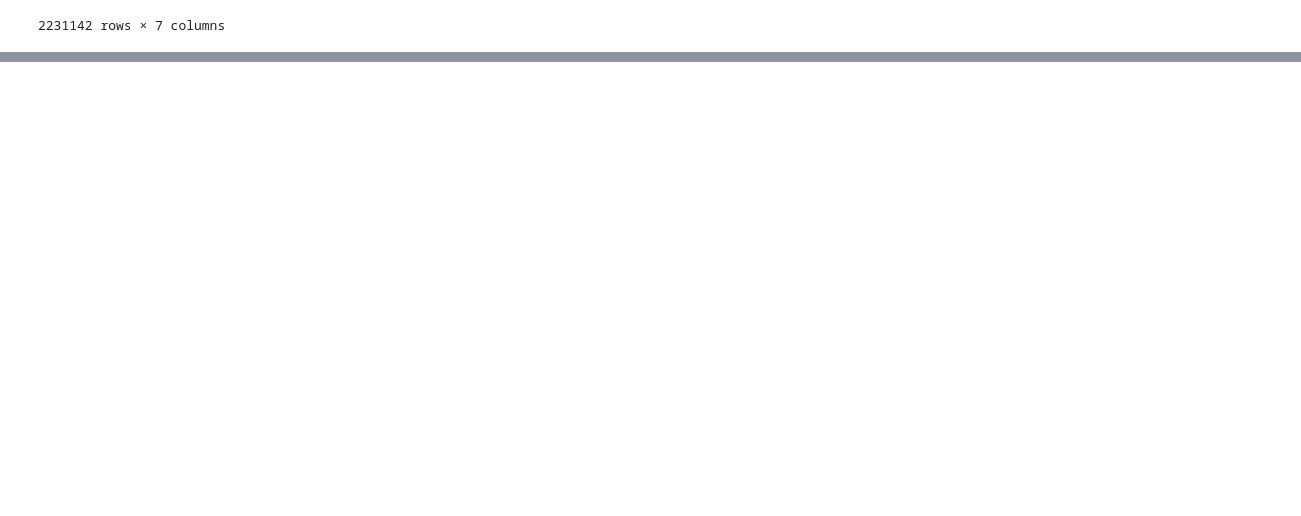
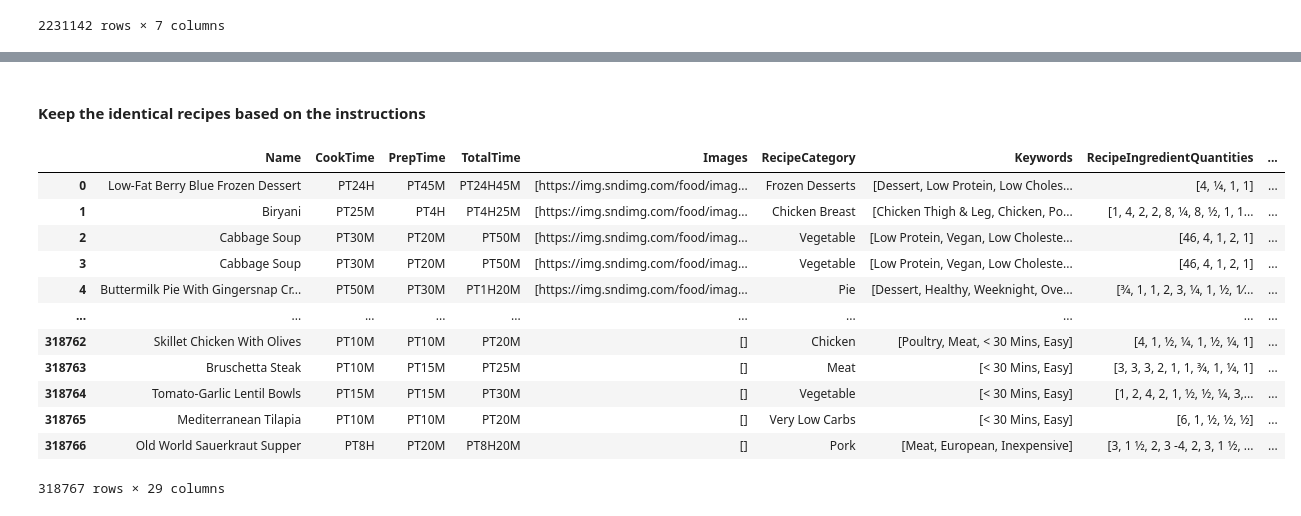
Before and after one commit to marie678/Projet-Mise-en-prod-3A, a Jupyter notebook: Model/nettoyage_datasets.ipynb, the cells around one changed output, grey strips where cells are left out. Saved outputs shown, nothing was run; the diff lists cells and outputs as text; code cells hidden in the pictures; blank space fills up the shorter version.

```diff
--- a/Model/nettoyage_datasets.ipynb
+++ b/Model/nettoyage_datasets.ipynb
@@ -39,3 +42,8 @@ memory usage: 109.6+ MB
 # Drop unnecessary columns
 columns_to_drop = ['RecipeId', 'AuthorId', 'AuthorName', 'DatePublished', 'Description','RecipeYield']
 df_recipes2 = df_recipes2.drop(columns=columns_to_drop)
+# %%
+# Convert arrays to lists
+df_recipes2['RecipeInstructions'] = df_recipes2['RecipeInstructions'].apply(
+    lambda x: list(x) if isinstance(x, (list, np.ndarray)) else []
+)
@@ -63,0 +89,2 @@ df = pd.merge(df_recipes2, df_2M, left_on='Name', right_on='title', how='left')
+# %% [markdown]
+#### Keep the identical recipes based on the instructions
@@ -63,0 +96,16 @@ df = pd.merge(df_recipes2, df_2M, left_on='Name', right_on='title', how='left')
+# %%
+filtered_df
+# %% [output]
+|  | Name | CookTime | PrepTime | TotalTime | Images | RecipeCategory | Keywords | RecipeIngredientQuantities | ... |
+| 0 | Low-Fat Berry Blue Frozen Dessert | PT24H | PT45M | PT24H45M | [https://img.sndimg.com/food/imag... | Frozen Desserts | [Dessert, Low Protein, Low Choles... | [4, 1⁄4, 1, 1] | ... |
+| 1 | Biryani | PT25M | PT4H | PT4H25M | [https://img.sndimg.com/food/imag... | Chicken Breast | [Chicken Thigh & Leg, Chicken, Po... | [1, 4, 2, 2, 8, 1⁄4, 8, 1⁄2, 1, 1... | ... |
+| 2 | Cabbage Soup | PT30M | PT20M | PT50M | [https://img.sndimg.com/food/imag... | Vegetable | [Low Protein, Vegan, Low Choleste... | [46, 4, 1, 2, 1] | ... |
+| 3 | Cabbage Soup | PT30M | PT20M | PT50M | [https://img.sndimg.com/food/imag... | Vegetable | [Low Protein, Vegan, Low Choleste... | [46, 4, 1, 2, 1] | ... |
+| 4 | Buttermilk Pie With Gingersnap Cr... | PT50M | PT30M | PT1H20M | [https://img.sndimg.com/food/imag... | Pie | [Dessert, Healthy, Weeknight, Ove... | [3⁄4, 1, 1, 2, 3, 1⁄4, 1, 1⁄2, 1⁄... | ... |
+| ... | ... | ... | ... | ... | ... | ... | ... | ... | ... |
+| 318762 | Skillet Chicken With Olives | PT10M | PT10M | PT20M | [] | Chicken | [Poultry, Meat, < 30 Mins, Easy] | [4, 1, 1⁄2, 1⁄4, 1, 1⁄2, 1⁄4, 1] | ... |
+| 318763 | Bruschetta Steak | PT10M | PT15M | PT25M | [] | Meat | [< 30 Mins, Easy] | [3, 3, 3, 2, 1, 1, 3⁄4, 1, 1⁄4, 1] | ... |
+| 318764 | Tomato-Garlic Lentil Bowls | PT15M | PT15M | PT30M | [] | Vegetable | [< 30 Mins, Easy] | [1, 2, 4, 2, 1, 1⁄2, 1⁄2, 1⁄4, 3,... | ... |
+| 318765 | Mediterranean Tilapia | PT10M | PT10M | PT20M | [] | Very Low Carbs | [< 30 Mins, Easy] | [6, 1, 1⁄2, 1⁄2, 1⁄2] | ... |
+| 318766 | Old World Sauerkraut Supper | PT8H | PT20M | PT8H20M | [] | Pork | [Meat, European, Inexpensive] | [3, 1 1⁄2, 2, 3 -4, 2, 3, 1 1⁄2, ... | ... |
+318767 rows × 29 columns
```
Also changed, not shown: parts of 29 cells of this notebook.
